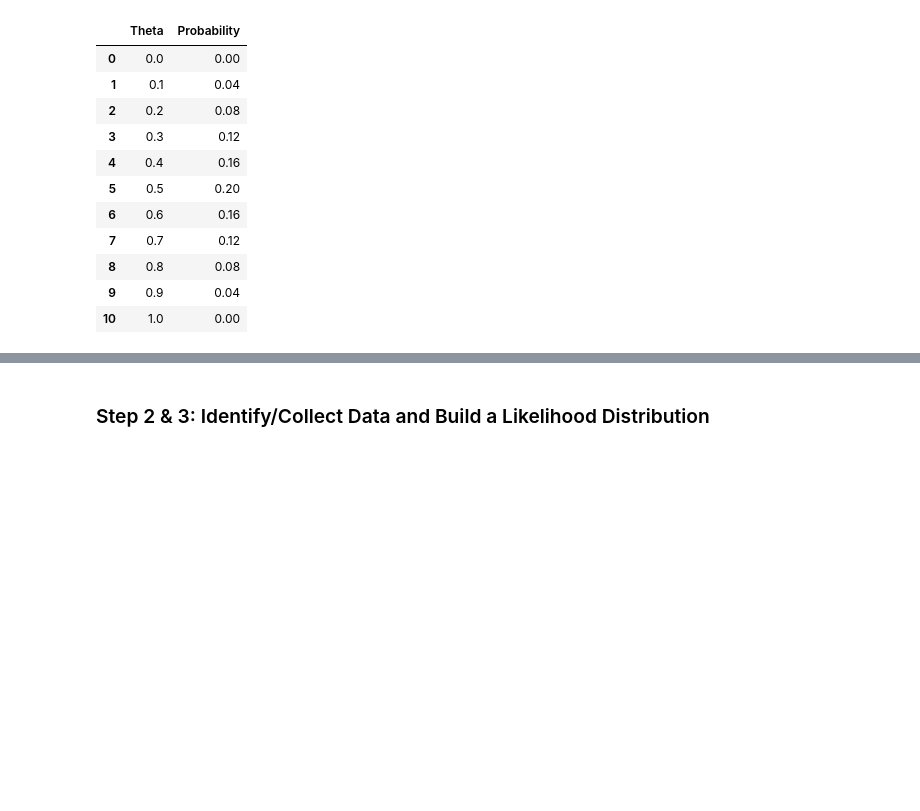
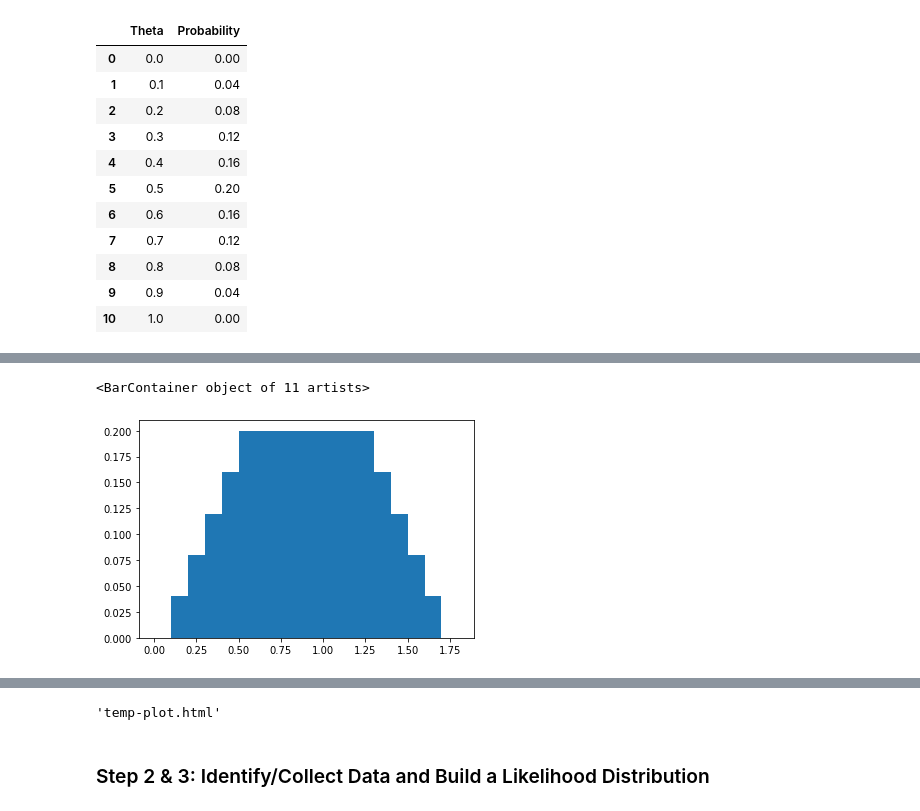
Before and after one commit to gabgilling/Bayesian-Blogs, a Jupyter notebook: Bayesian Simulation Blog Post 1.ipynb, the cells around one changed output, grey strips where cells are left out. Drawn from its saved outputs; the diff is of its cells as text; code cells hidden in the pictures; blank space fills up the shorter version.

```diff
--- a/Bayesian Simulation Blog Post 1.ipynb
+++ b/Bayesian Simulation Blog Post 1.ipynb
@@ -285,9 +368,21 @@ prior_distribution_df
+# %%
+plt.bar(prior_distribution_df.Theta, prior_distribution_df.Probability, align = 'edge')
+# %% [output]
+<BarContainer object of 11 artists>
+[figure, added]
 # %%
 title = "Prior Distribution"
 plot_single_df(prior_distribution_df, title)
 # %% [output]
 [interactive output not drawn]
 [interactive output not drawn]
+# %%
+import plotly.offline as offline
+title = "Prior Distribution"
+
+offline.plot(figure_or_data = plot_single_df(prior_distribution_df, title), image = 'png', image_filename='plot_image', output_type='file')
+# %% [output]
+'temp-plot.html'
 # %%
 new_priors = [0.05, 0.05, 0.05, 0.05, 0.05, 0.5, 0.05, 0.05, 0.05, 0.05, 0.05]
 
```
Also changed, not shown: parts of 20 cells of this notebook, 3 other files.
